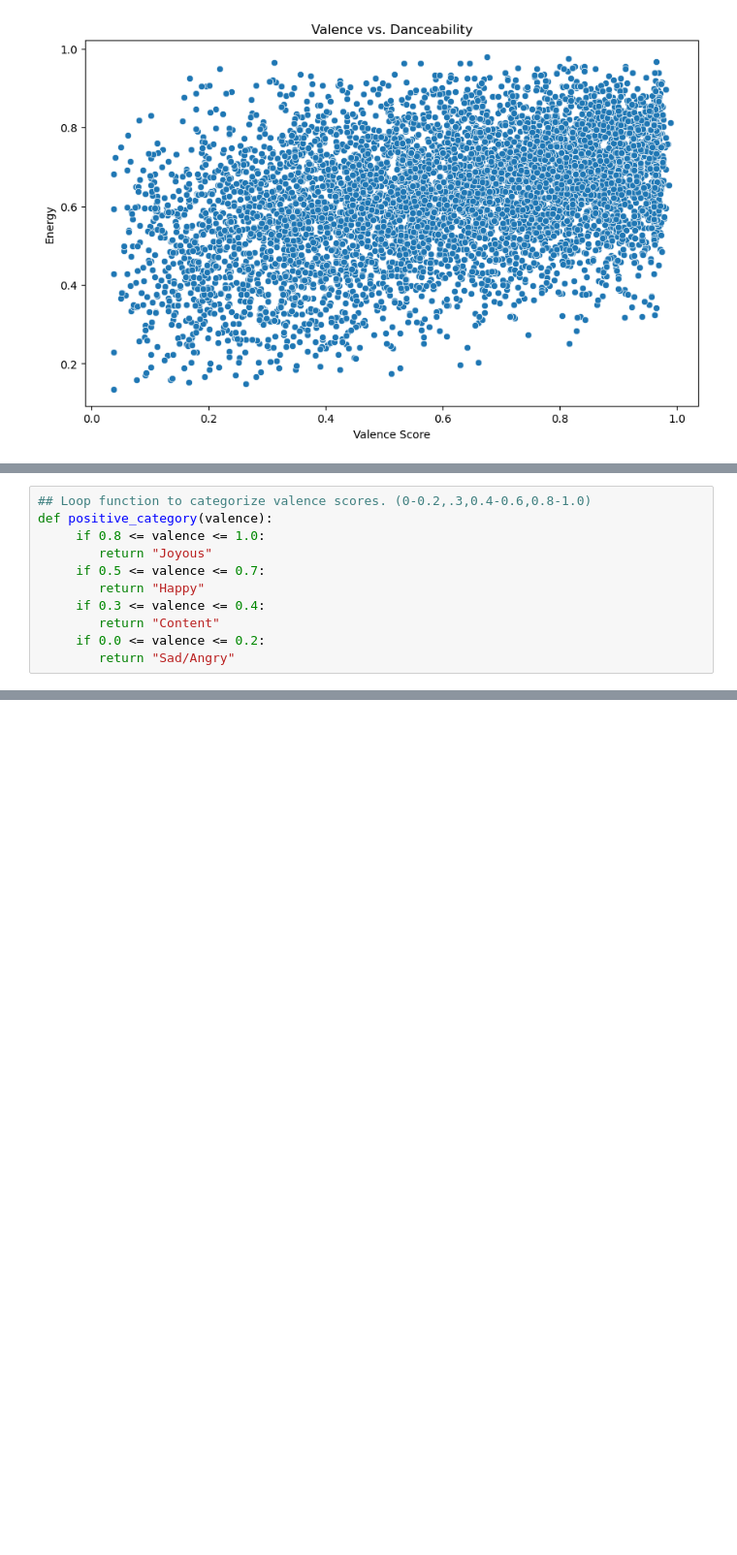
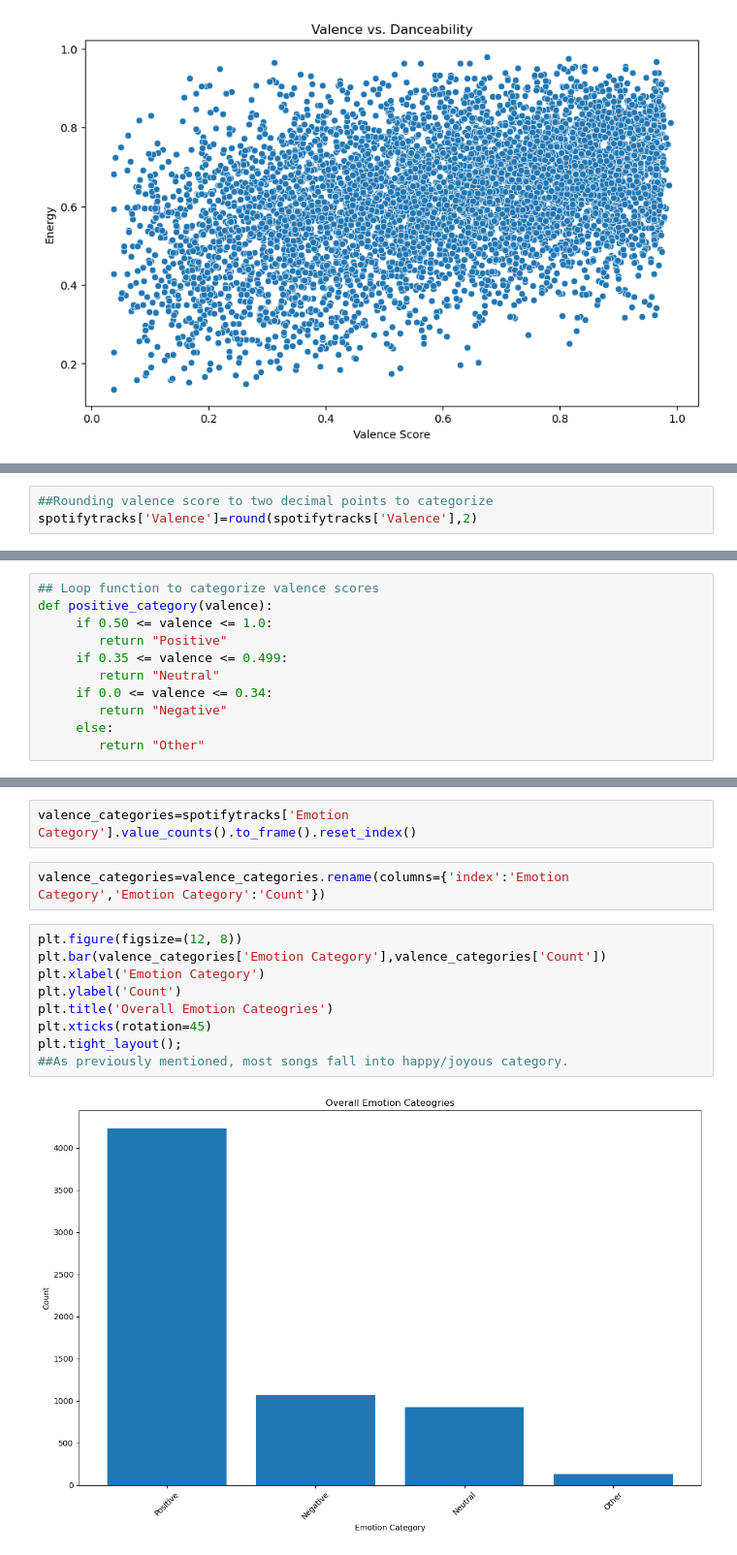
Before and after one commit to joshcb88/joshua_capstone, a Jupyter notebook: notebooks/Spotify Analysis.ipynb, the cells around one changed output, grey strips where cells are left out. Shown at 97% size. Cells and saved outputs as stored; diff of their text form; blank space fills up the shorter version.

```diff
--- a/notebooks/Spotify Analysis.ipynb
+++ b/notebooks/Spotify Analysis.ipynb
@@ -628,11 +554,0 @@ spotifytracks
-# %%
-## Loop function to categorize valence scores. (0-0.2,.3,0.4-0.6,0.8-1.0)
-def positive_category(valence):
-     if 0.8 <= valence <= 1.0:
-        return "Joyous"
-     if 0.5 <= valence <= 0.7:
-        return "Happy"
-     if 0.3 <= valence <= 0.4:
-        return "Content"
-     if 0.0 <= valence <= 0.2:
-        return "Sad/Angry"
@@ -815,0 +636,3 @@ spotifymerge2.loc[spotifymerge2['Lyrics_y']=='Lyrics not found']
+# %%
+##Rounding valence score to two decimal points to categorize
+spotifytracks['Valence']=round(spotifytracks['Valence'],2)
@@ -815,0 +650,11 @@ spotifymerge2.loc[spotifymerge2['Lyrics_y']=='Lyrics not found']
+# %%
+## Loop function to categorize valence scores
+def positive_category(valence):
+     if 0.50 <= valence <= 1.0:
+        return "Positive"
+     if 0.35 <= valence <= 0.499:
+        return "Neutral"
+     if 0.0 <= valence <= 0.34:
+        return "Negative"
+     else:
+        return "Other"
@@ -815,0 +679,15 @@ spotifymerge2.loc[spotifymerge2['Lyrics_y']=='Lyrics not found']
+# %%
+valence_categories=spotifytracks['Emotion Category'].value_counts().to_frame().reset_index()
+# %%
+valence_categories=valence_categories.rename(columns={'index':'Emotion Category','Emotion Category':'Count'})
+# %%
+plt.figure(figsize=(12, 8))
+plt.bar(valence_categories['Emotion Category'],valence_categories['Count'])
+plt.xlabel('Emotion Category')
+plt.ylabel('Count')
+plt.title('Overall Emotion Cateogries')
+plt.xticks(rotation=45)
+plt.tight_layout();
+##As previously mentioned, most songs fall into happy/joyous category.
+# %% [output]
+[figure, added]
```
Also changed, not shown: parts of 152 cells of this notebook, 3 other files.
